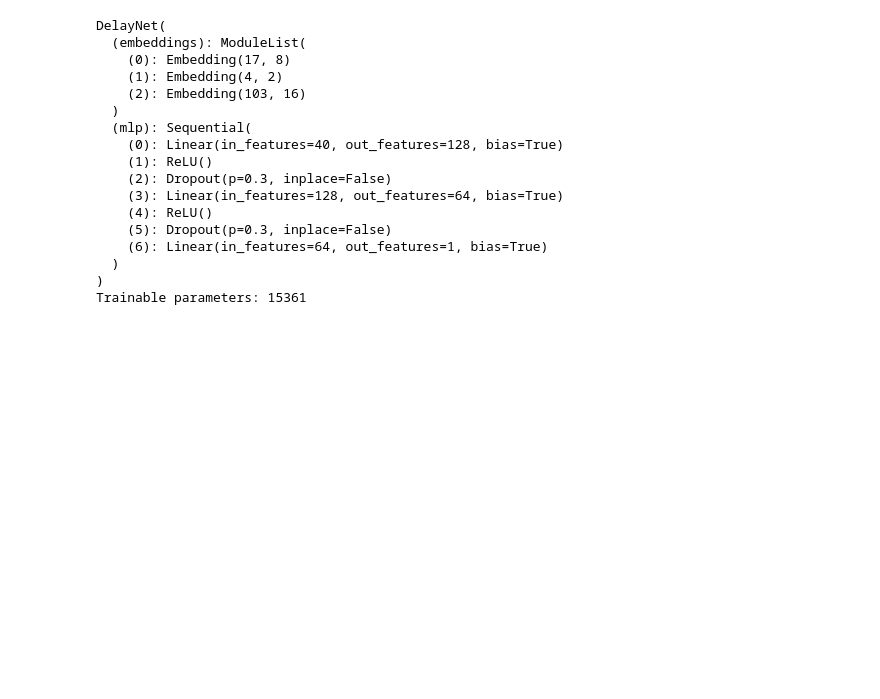
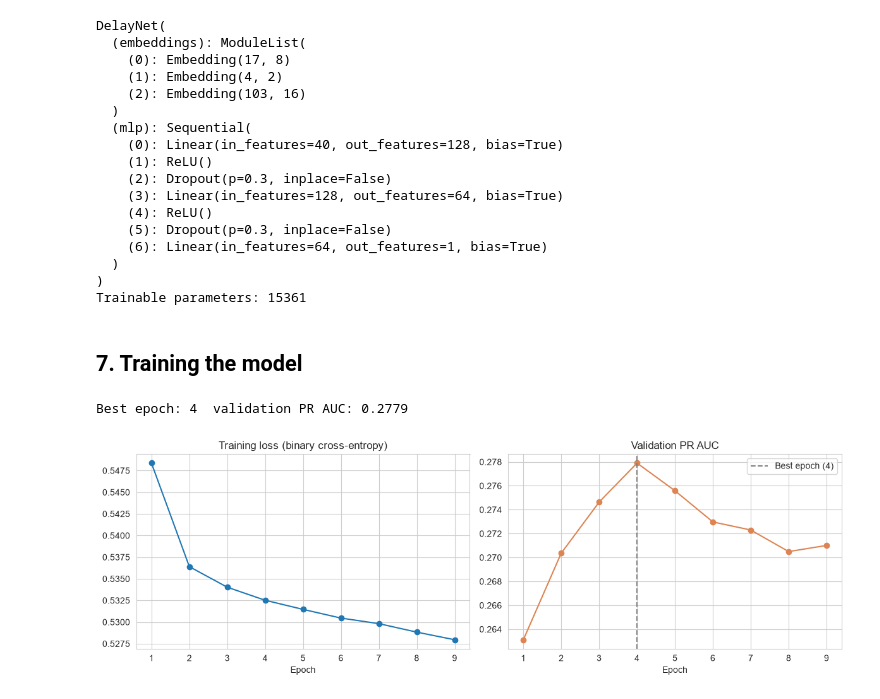
Before and after one commit to mayank-pillai-99/flight-delay-prediction, a Jupyter notebook: phase2/flight_delay_dl.ipynb, the cells around one changed output. Cells and saved outputs as stored; diff of their text form; code cells hidden in the pictures; blank space fills up the shorter version.

Commit message:
Phase 2: train the MLP and check stability across seeds

```diff
--- a/phase2/flight_delay_dl.ipynb
+++ b/phase2/flight_delay_dl.ipynb
@@ -276,3 +276,25 @@ def train_model(train_data, val_data, seed=0, mode="embedding", dropout=0.3, wei
 
     model.load_state_dict(best_state)
     return model, pd.DataFrame(history)
+# %% [markdown]
+## 7. Training the model
+# %%
+mlp, history = train_model(train_t, val_t, seed=0)
+best_epoch = int(history["val_PR_AUC"].idxmax()) + 1
+print("Best epoch:", best_epoch, " validation PR AUC:", round(history["val_PR_AUC"].max(), 4))
+
+fig, axes = plt.subplots(1, 2, figsize=(12, 4))
+axes[0].plot(history["epoch"], history["train_loss"], marker="o")
+axes[0].set_title("Training loss (binary cross-entropy)")
+axes[0].set_xlabel("Epoch")
+axes[1].plot(history["epoch"], history["val_PR_AUC"], marker="o", color="#DD8452")
+axes[1].axvline(best_epoch, color="grey", linestyle="--", label=f"Best epoch ({best_epoch})")
+axes[1].set_title("Validation PR AUC")
+axes[1].set_xlabel("Epoch")
+axes[1].legend()
+plt.tight_layout()
+plt.savefig("figures/learning_curves.png", dpi=150)
+plt.show()
+# %% [output]
+Best epoch: 4  validation PR AUC: 0.2779
+[figure, added]
```
Also changed, not shown: parts of 2 cells of this notebook, 1 other file.
